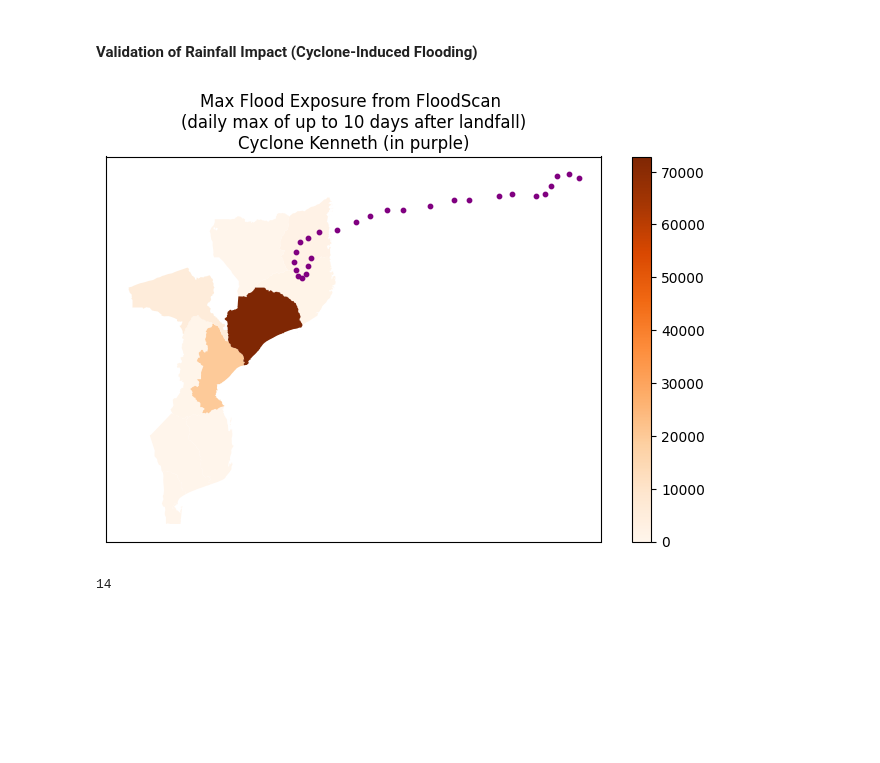
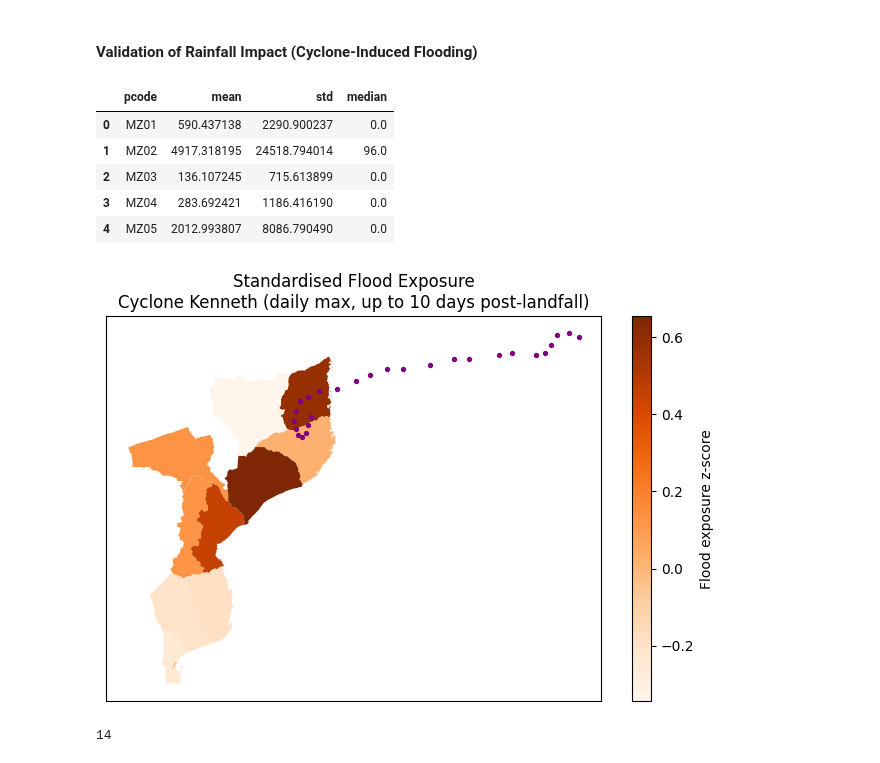
Before and after one commit to OCHA-DAP/ds-aa-moz-cyclones, a Jupyter notebook: analysis/05.0_trigger_revision.ipynb, the cells around one changed output. Drawn from its saved outputs; the diff is of its cells as text; code cells hidden in the pictures; blank space fills up the shorter version.

Commit message:
updating flood exposure plots to use z score

```diff
--- a/analysis/05.0_trigger_revision.ipynb
+++ b/analysis/05.0_trigger_revision.ipynb
@@ -19,14 +20,11 @@ from src.utils import *
 # %%
 adm1 = stratus.codab.load_codab_from_fieldmaps(iso3, admin_level=1)
 # %%
-load_path = (
-    Path(AA_DATA_DIR)
-    / "public"
-    / "processed"
-    / "moz"
-    / "landfall_time_location_fixed_adm1_v7_updated.csv"
+landfall_df = stratus.load_csv_from_blob(
+    "ds-aa-moz-cyclones/processed/landfall_time_location_fixed_adm1_v7_updated.csv",
+    stage="dev",
+    container_name="projects",
 )
-landfall_df = pd.read_csv(load_path)
 date_cols = ["year", "month", "day"]
 landfall_df[date_cols] = landfall_df[date_cols].astype(int)
 landfall_df["landfall_date"] = pd.to_datetime(
@@ -349,41 +372,68 @@ floodscan_df_all = stratus.load_csv_from_blob(
     stage="dev",
     container_name="projects",
 )
+# %%
+baseline = (
+    floodscan_df_all.groupby("pcode")["sum"]
+    .agg(mean="mean", std="std", median="median")
+    .reset_index()
+)
+baseline.head()
+# %% [output]
+|  | pcode | mean | std | median |
+| 0 | MZ01 | 590.437138 | 2290.900237 | 0.0 |
+| 1 | MZ02 | 4917.318195 | 24518.794014 | 96.0 |
+| 2 | MZ03 | 136.107245 | 715.613899 | 0.0 |
+| 3 | MZ04 | 283.692421 | 1186.416190 | 0.0 |
+| 4 | MZ05 | 2012.993807 | 8086.790490 | 0.0 |
 # %%
 # plot the max flood exposure for Dando and Haruna using adm1
 cyclone = "KENNETH"
 start_date = landfall_df.loc[
     landfall_df["NAME"] == cyclone, "landfall_date"
-].iloc[0]
+].iloc[0] - pd.Timedelta(days=1)
 end_date = start_date + pd.Timedelta(days=10)
 floodscan_plot = (
     floodscan_df_all[
         pd.to_datetime(floodscan_df_all["valid_date"]).dt.date.between(
             start_date.date(), end_date.date()
         )
     ]
     .groupby("pcode")["sum"]
     .max()
     .reset_index()
 )
+floodscan_plot = floodscan_plot.merge(baseline, on="pcode", how="left")
+floodscan_plot["zscore"] = (
+    floodscan_plot["sum"] - floodscan_plot["mean"]
+) / floodscan_plot["std"]
 # join with adm1 to plot
 floodscan_plot = adm1.merge(
     floodscan_plot, left_on="adm1_src", right_on="pcode"
 )
 fig, ax = plt.subplots(figsize=(8, 5))
-floodscan_plot.plot(ax=ax, column="sum", cmap="Oranges", legend=True)
+# floodscan_plot.plot(ax=ax, column="sum", cmap="Oranges", legend=True)
+floodscan_plot.plot(
+    ax=ax,
+    column="zscore",
+    cmap="Oranges",
+    legend=True,
+    legend_kwds={"label": "Flood exposure z-score"},
+)
+
 # add cyclone dando track from gdf_tracks
 dando = gdf_tracks[gdf_tracks["name"] == cyclone]
-dando.plot(ax=ax, color="purple", markersize=10)
+dando.plot(ax=ax, color="purple", markersize=8)
 ax.set_title(
-    f"Max Flood Exposure from FloodScan \n(daily max of up to 10 days after landfall)\nCyclone {cyclone.title()} (in purple)"
+    f"Standardised Flood Exposure\n"
+    f"Cyclone {cyclone.title()} (daily max, up to 10 days post-landfall)"
 )
 # remove longitude and latitude axis
 ax.set_xticks([])
 ax.set_yticks([])
 plt.show()
 # %% [output]
-[figure, old version]
+[figure, new version]
 # %%
 floodscan_df_in = stratus.load_csv_from_blob(
     "ds-aa-moz-cyclones/processed/floodscan/floodscan_exposure_data.csv",
```
Also changed, not shown: parts of 6 cells of this notebook.
